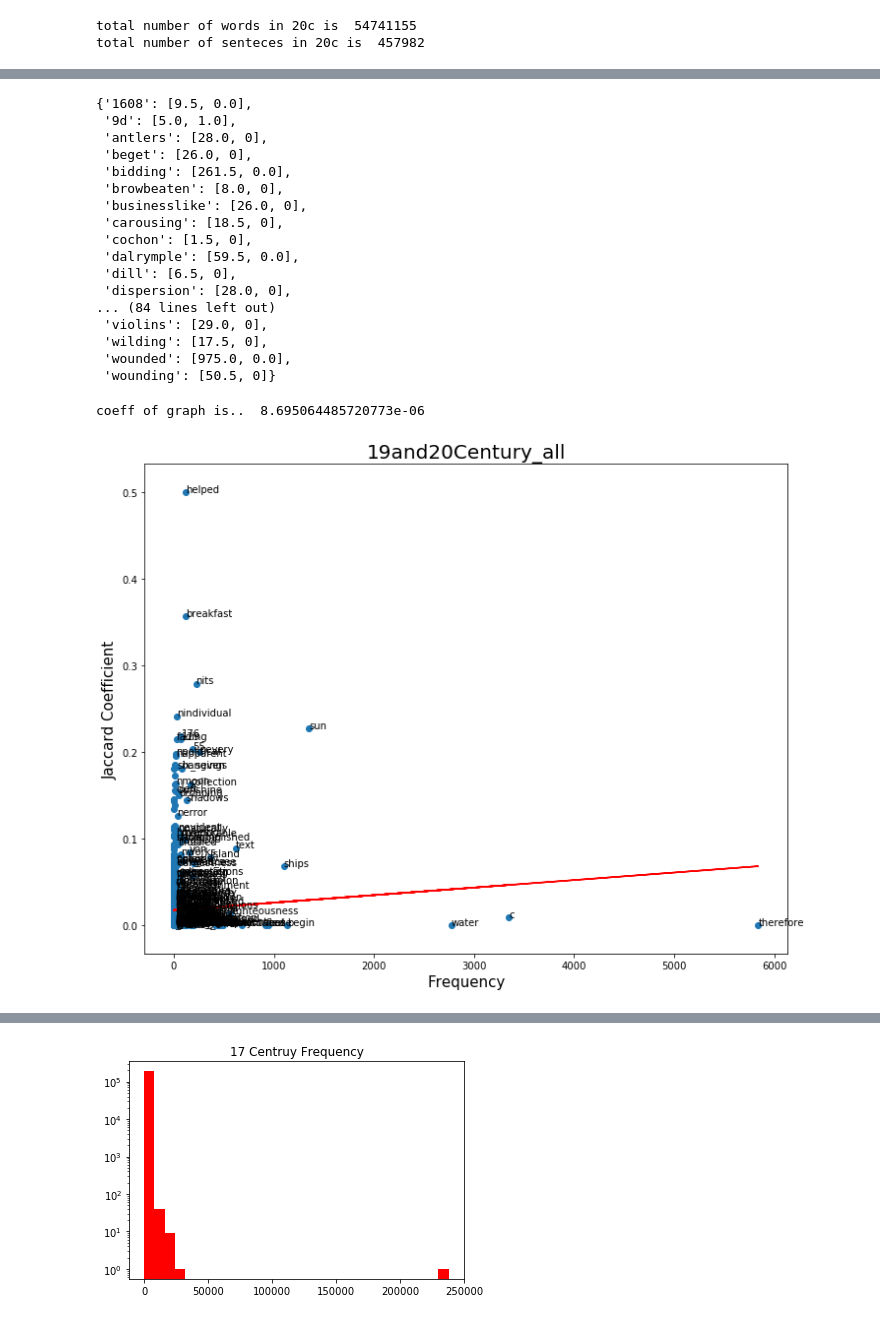
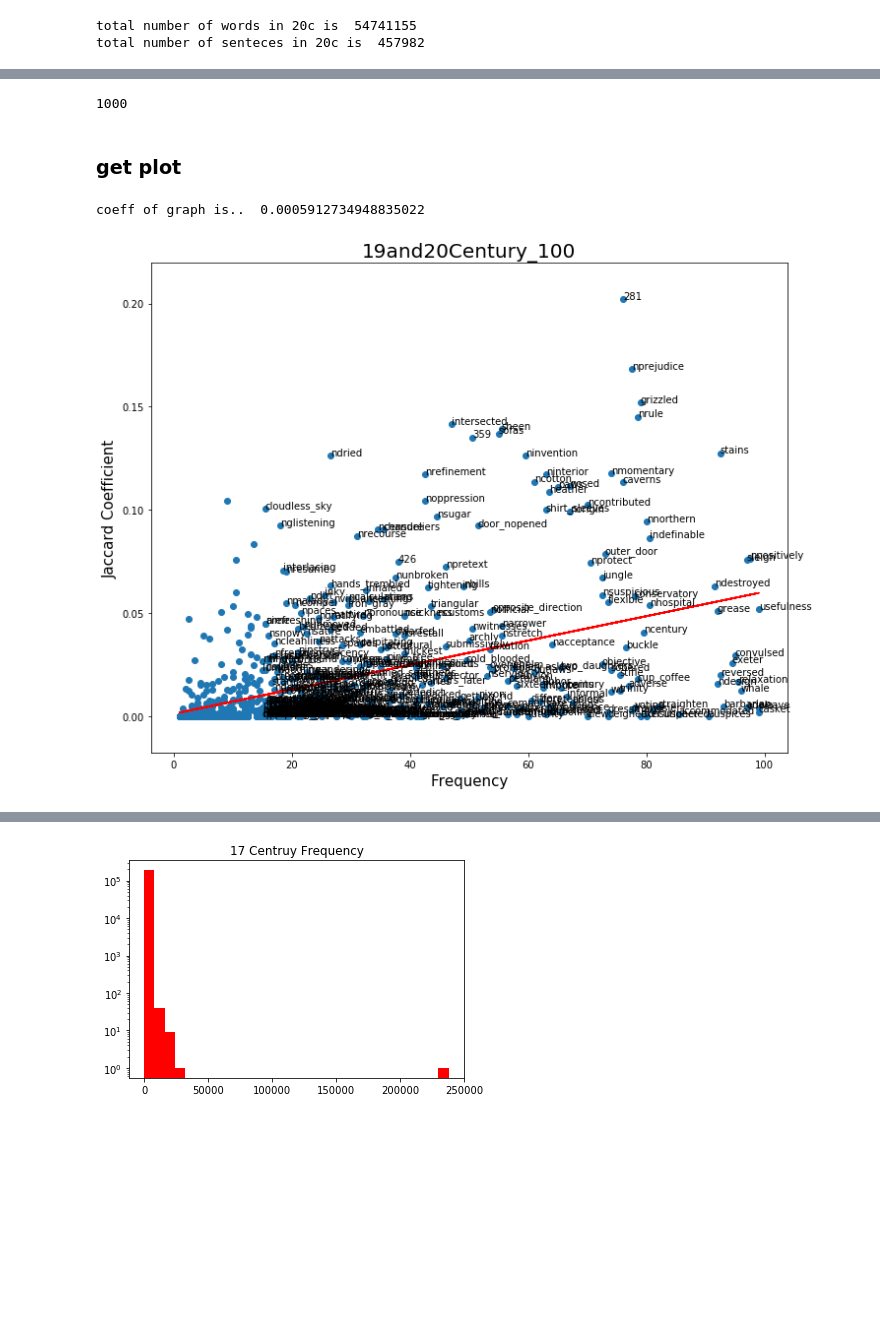
Before and after one commit to philz0918/word_graph2020, a Jupyter notebook: notebooks/word_embeding_171920.ipynb, the cells around one changed output, grey strips where cells are left out. Saved outputs shown, nothing was run; the diff lists cells and outputs as text; code cells hidden in the pictures; blank space fills up the shorter version.

```diff
--- a/notebooks/word_embeding_171920.ipynb
+++ b/notebooks/word_embeding_171920.ipynb
@@ -503,5 +344,3 @@ def list_of_wordsim(word_list) :
 # %%
 word_list =['gay','pretty','check','nice','awful','twilight','delivery']
 list_of_wordsim(word_list)
-# %%
-sim_words_19 = model_17.similar_by_vector('lives_saints',topn = 200 ,restrict_vocab=None)
@@ -510,2 +346,0 @@ KeyError: "word 'lives_saints' not in vocabulary"
-# %%
-sim_words_20 = model_20.similar_by_vector('nshe_shook', topn = 200, restrict_vocab= None)
@@ -720,26 +539,12 @@ def merge_dict(freq, coeff) :
 # %%
 t_dict_1920 = merge_dict(f_1920,dict_coeff_1920)
 t_dict_1720 = merge_dict(f_1720,dict_coeff_1720)
-# %%
-t_dict_1920
-# %% [output]
-{'1608': [9.5, 0.0],
- '9d': [5.0, 1.0],
- 'antlers': [28.0, 0],
- 'beget': [26.0, 0],
- 'bidding': [261.5, 0.0],
- 'browbeaten': [8.0, 0],
- 'businesslike': [26.0, 0],
- 'carousing': [18.5, 0],
- 'cochon': [1.5, 0],
- 'dalrymple': [59.5, 0.0],
- 'dill': [6.5, 0],
- 'dispersion': [28.0, 0],
-... (84 lines left out)
- 'violins': [29.0, 0],
- 'wilding': [17.5, 0],
- 'wounded': [975.0, 0.0],
- 'wounding': [50.5, 0]}
+# %%
+len(t_dict_1920)
+# %% [output]
+1000
+# %% [markdown]
+### get plot
 # %%
 import numpy as np
 import math
@@ -778,8 +583,8 @@ def plotting(f_coeff_dict, title,nums) :
     plt.savefig('plots/'+title+'.png')
     plt.show()
 # %%
-plotting(t_dict_1920,"19and20Century_all",30000)
+plotting(t_dict_1920,"19and20Century_100",100)
 # %% [output]
-coeff of graph is..  8.695064485720773e-06
+coeff of graph is..  0.0005912734948835022
-[figure, old version]
+[figure, new version]
 # %%
```
Also changed, not shown: parts of 92 cells of this notebook.
